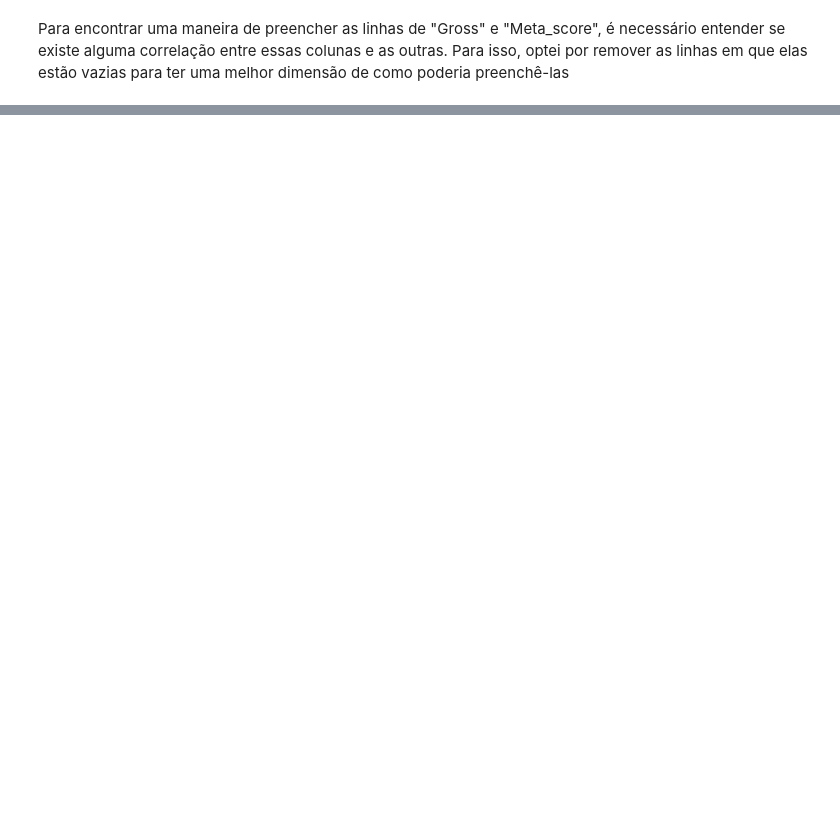
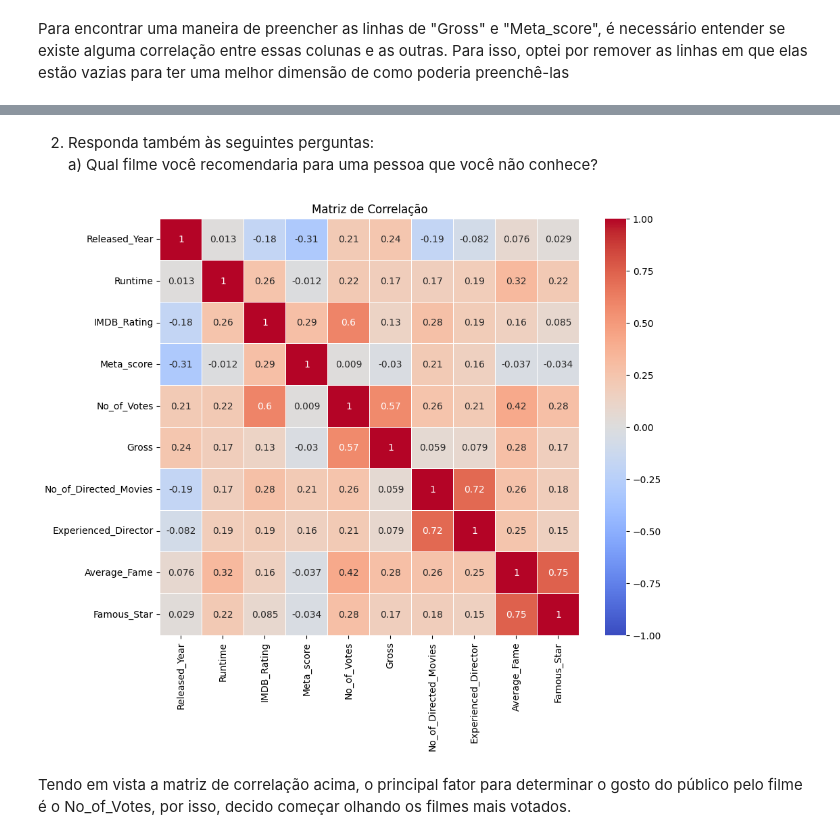
Before and after one commit to narguis/LH_CD_LUIS_GUILHERME_NARGUIS, a Jupyter notebook: analise_exploratoria.ipynb, the cells around one changed output, grey strips where cells are left out. Saved outputs shown, nothing was run; the diff lists cells and outputs as text; code cells hidden in the pictures; blank space fills up the shorter version.

```diff
--- a/analise_exploratoria.ipynb
+++ b/analise_exploratoria.ipynb
@@ -375,0 +409,12 @@ Da matriz acima, podemos tirar as seguintes conclusões:
+# %% [markdown]
+2) Responda também às seguintes perguntas: <br>
+a) Qual filme você recomendaria para uma pessoa que você não conhece?
+# %%
+plt.figure(figsize=(10, 8))
+sns.heatmap(correlation_matrix, annot=True, cmap='coolwarm', vmin=-1, vmax=1, linewidths=0.5)
+plt.title('Matriz de Correlação')
+plt.show()
+# %% [output]
+[figure, added]
+# %% [markdown]
+Tendo em vista a matriz de correlação acima, o principal fator para determinar o gosto do público pelo filme é o No_of_Votes, por isso, decido começar olhando os filmes mais votados.
```
Also changed, not shown: parts of 54 cells of this notebook, 4 other files.
